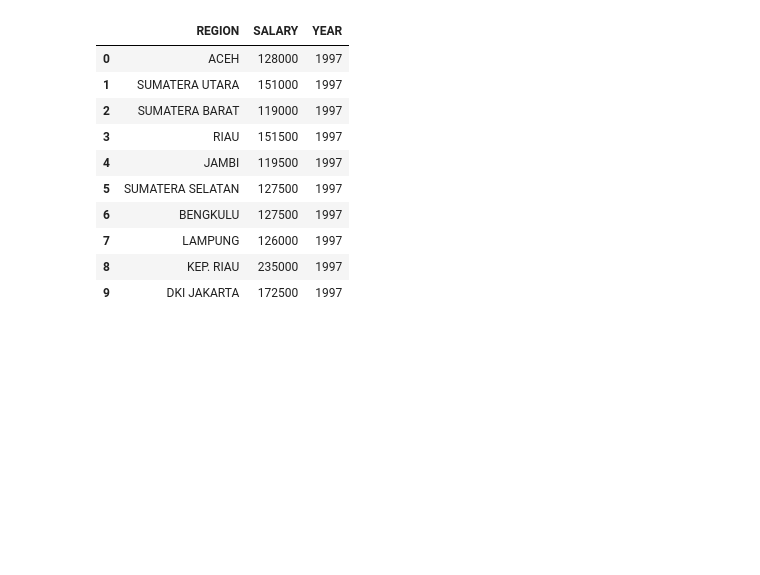
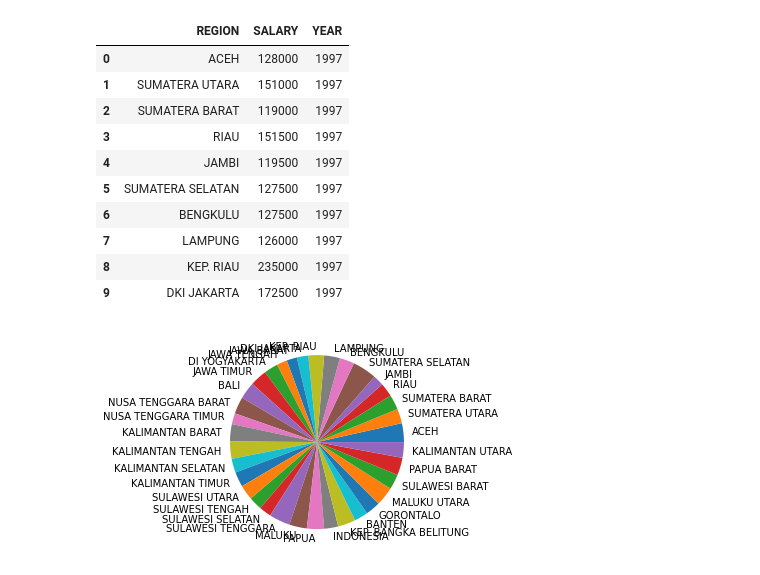
Before and after one commit to aricahyasaputra/data-sains-course-assigment-, a Jupyter notebook: Week 4/Tugas_4_Data_Sains.ipynb, the cells around one changed output. Drawn from its saved outputs; the diff is of its cells as text; code cells hidden in the pictures; blank space fills up the shorter version.

```diff
--- a/Week 4/Tugas_4_Data_Sains.ipynb
+++ b/Week 4/Tugas_4_Data_Sains.ipynb
@@ -37,17 +37,20 @@ df.head(10)
 df.drop(df.columns[2], axis=1, inplace=True)
 # %%
 # visualisasi pie chart
-region = ('Aceh', 'Jawa Tengah', 'Riau', 'Jambi', 'Bali')
+region = df["REGION"].drop_duplicates()
+sorted_df = df.groupby("REGION").sum()
 
 
-sorted_df = df.groupby("REGION").sum()
 #df.groupby("REGION").sum().apply(list)
 
-sorted_df["SALARY"]
-
+memperbaiki_dataframe = sorted_df["SALARY"]
+#memperbaiki_dataframe2 = memperbaiki_dataframe.rename(columns={' ': 'SALARY'})
 
 #votes = (12, 11, 4, 8, 7)
-#plt.pie(
-#    sorted_df,
-#)
-#plt.show()
+plt.pie(
+    sorted_df,
+    labels=region
+)
+plt.show()
+# %% [output]
+[figure, added]
```
Also changed, not shown: parts of 3 cells of this notebook.
